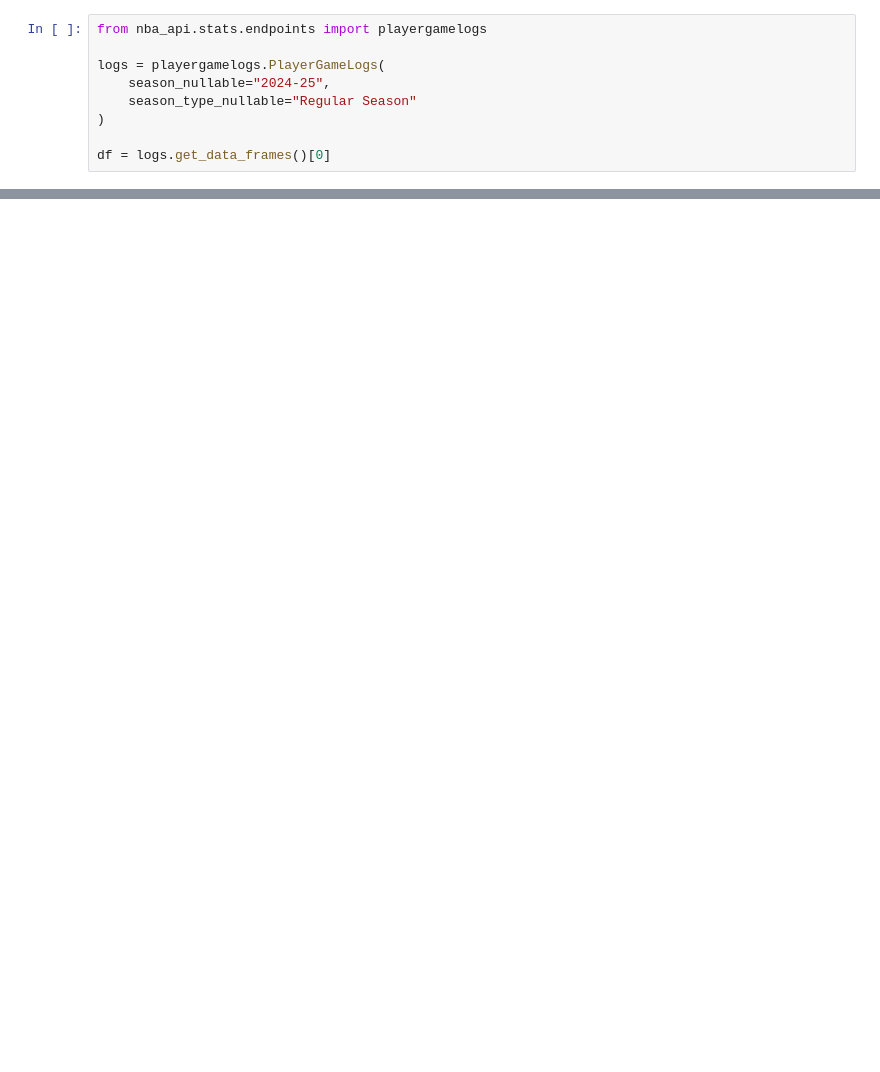
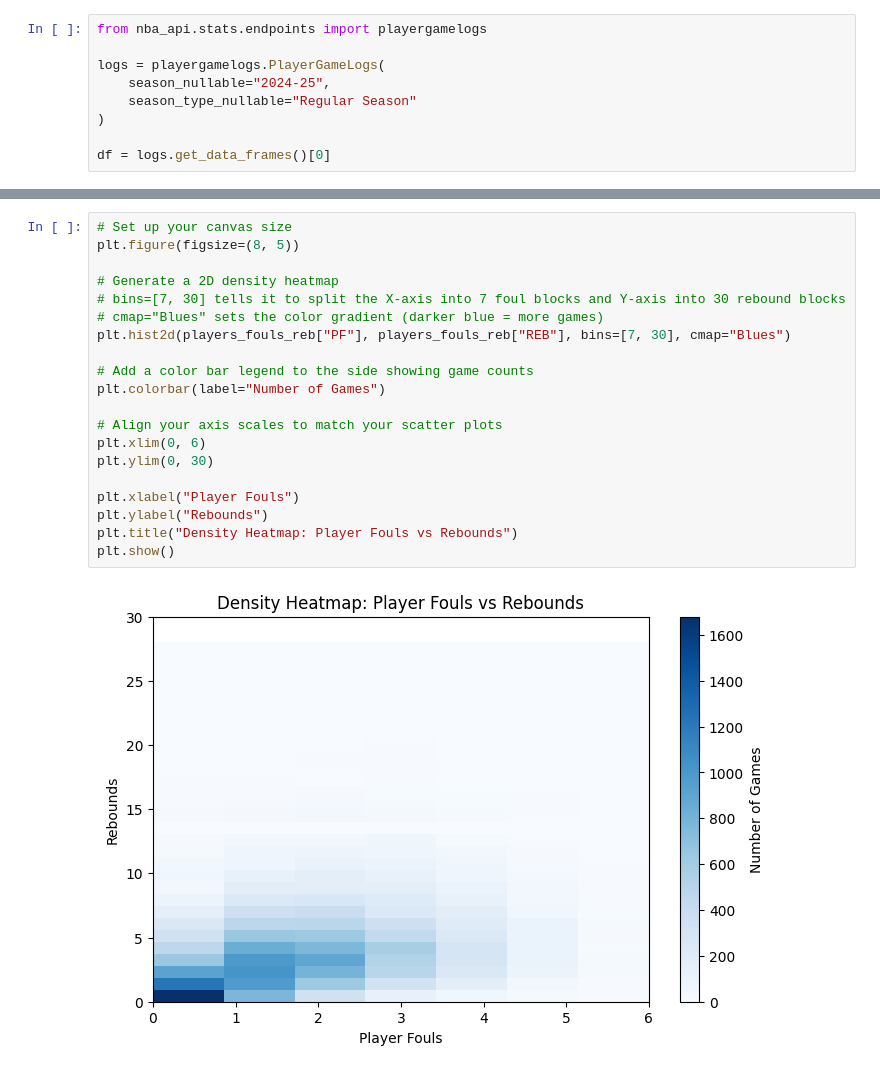
Before and after one commit to ElijahJeu/nba-rebound-prediction, a Jupyter notebook: notebooks/Feature Investigation/Player Opportunity & Availability (Volume)/02_eda_player_fouls.ipynb, the cells around one changed output, grey strips where cells are left out. Saved outputs shown, nothing was run; the diff lists cells and outputs as text; blank space fills up the shorter version.

```diff
--- a/notebooks/Feature Investigation/Player Opportunity & Availability (Volume)/02_eda_player_fouls.ipynb
+++ b/notebooks/Feature Investigation/Player Opportunity & Availability (Volume)/02_eda_player_fouls.ipynb
@@ -52,0 +69,22 @@ plt.show()
+# %%
+# Set up your canvas size
+plt.figure(figsize=(8, 5))
+
+# Generate a 2D density heatmap
+# bins=[7, 30] tells it to split the X-axis into 7 foul blocks and Y-axis into 30 rebound blocks
+# cmap="Blues" sets the color gradient (darker blue = more games)
+plt.hist2d(players_fouls_reb["PF"], players_fouls_reb["REB"], bins=[7, 30], cmap="Blues")
+
+# Add a color bar legend to the side showing game counts
+plt.colorbar(label="Number of Games")
+
+# Align your axis scales to match your scatter plots
+plt.xlim(0, 6)
+plt.ylim(0, 30)
+
+plt.xlabel("Player Fouls")
+plt.ylabel("Rebounds")
+plt.title("Density Heatmap: Player Fouls vs Rebounds")
+plt.show()
+# %% [output]
+[figure, added]
```
Also changed, not shown: parts of 3 cells of this notebook, 3 other files.
